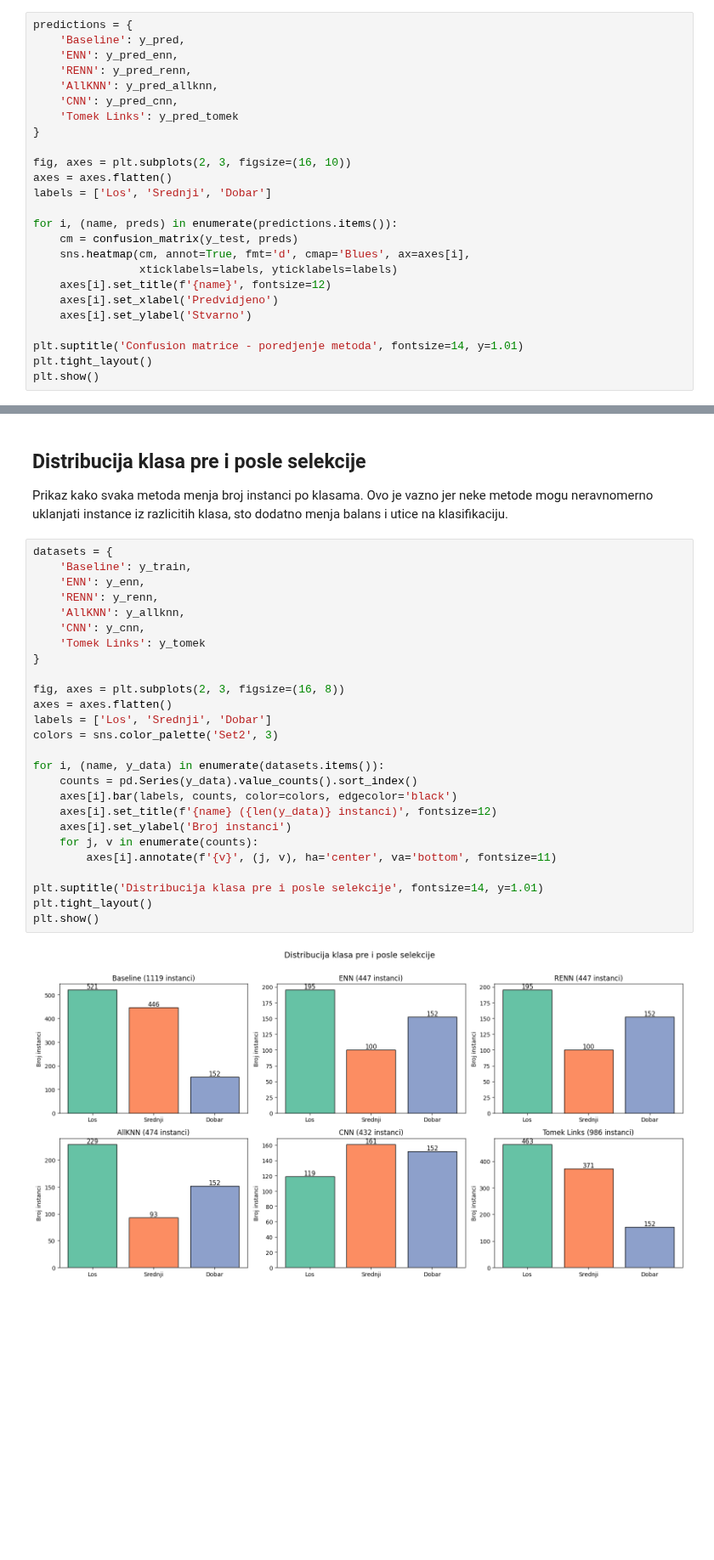
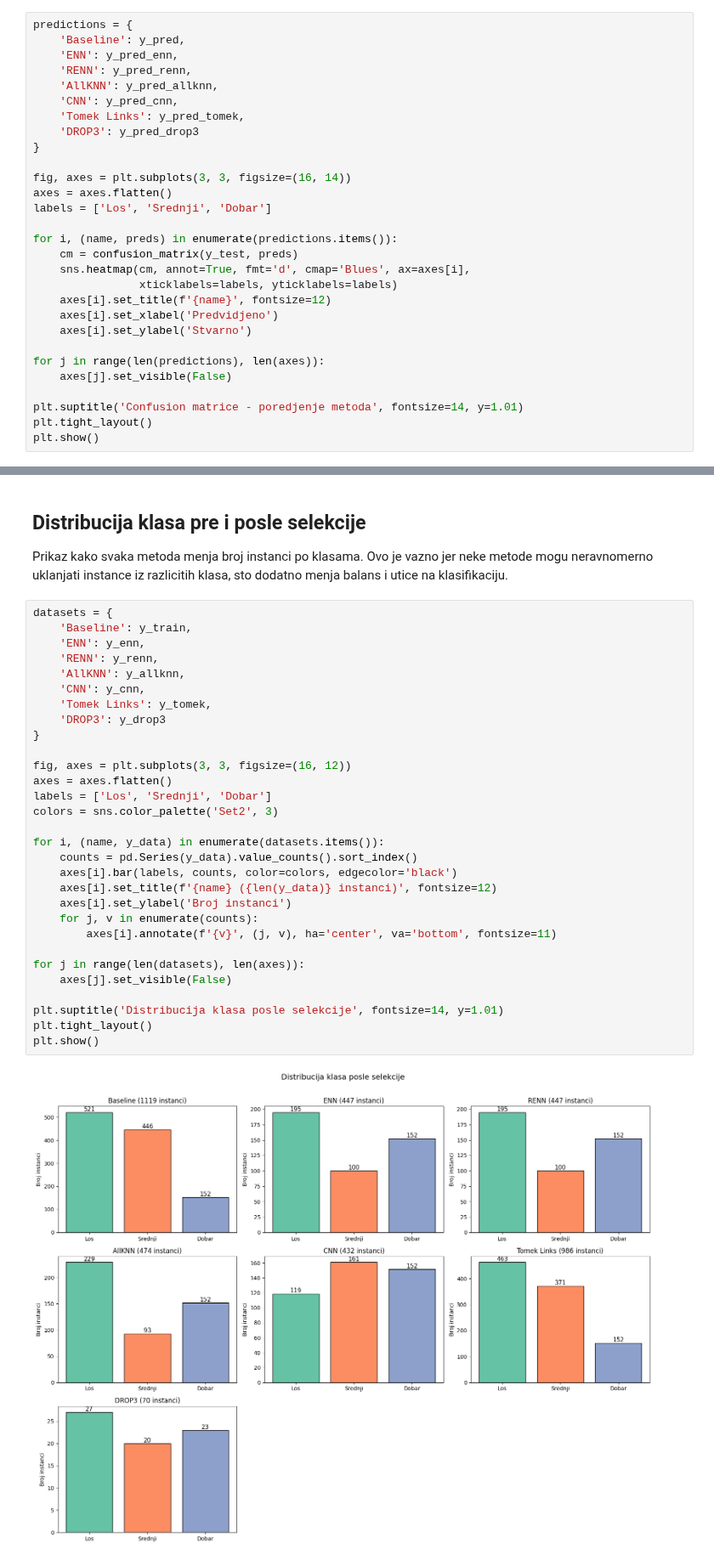
Before and after one commit to alxcek/mas-ai, a Jupyter notebook: data_preprocessing/seminar_paper_1/instance_selection.ipynb, the cells around one changed output, grey strips where cells are left out. Shown at 85% size. Cells and saved outputs as stored; diff of their text form; blank space fills up the shorter version.

```diff
--- a/data_preprocessing/seminar_paper_1/instance_selection.ipynb
+++ b/data_preprocessing/seminar_paper_1/instance_selection.ipynb
@@ -666,10 +809,11 @@ predictions = {
     'RENN': y_pred_renn,
     'AllKNN': y_pred_allknn,
     'CNN': y_pred_cnn,
-    'Tomek Links': y_pred_tomek
+    'Tomek Links': y_pred_tomek,
+    'DROP3': y_pred_drop3
 }
 
-fig, axes = plt.subplots(2, 3, figsize=(16, 10))
+fig, axes = plt.subplots(3, 3, figsize=(16, 14))
 axes = axes.flatten()
 labels = ['Los', 'Srednji', 'Dobar']
 
@@ -681,6 +825,9 @@ for i, (name, preds) in enumerate(predictions.items()):
     axes[i].set_xlabel('Predvidjeno')
     axes[i].set_ylabel('Stvarno')
 
+for j in range(len(predictions), len(axes)):
+    axes[j].set_visible(False)
+
 plt.suptitle('Confusion matrice - poredjenje metoda', fontsize=14, y=1.01)
 plt.tight_layout()
 plt.show()
@@ -692,31 +839,35 @@ Prikaz kako svaka metoda menja broj instanci po klasama. Ovo je vazno jer neke m
 # %%
 datasets = {
     'Baseline': y_train,
     'ENN': y_enn,
     'RENN': y_renn,
     'AllKNN': y_allknn,
     'CNN': y_cnn,
-    'Tomek Links': y_tomek
+    'Tomek Links': y_tomek,
+    'DROP3': y_drop3
 }
 
-fig, axes = plt.subplots(2, 3, figsize=(16, 8))
+fig, axes = plt.subplots(3, 3, figsize=(16, 12))
 axes = axes.flatten()
 labels = ['Los', 'Srednji', 'Dobar']
 colors = sns.color_palette('Set2', 3)
 
 for i, (name, y_data) in enumerate(datasets.items()):
     counts = pd.Series(y_data).value_counts().sort_index()
     axes[i].bar(labels, counts, color=colors, edgecolor='black')
     axes[i].set_title(f'{name} ({len(y_data)} instanci)', fontsize=12)
     axes[i].set_ylabel('Broj instanci')
     for j, v in enumerate(counts):
         axes[i].annotate(f'{v}', (j, v), ha='center', va='bottom', fontsize=11)
 
-plt.suptitle('Distribucija klasa pre i posle selekcije', fontsize=14, y=1.01)
+for j in range(len(datasets), len(axes)):
+    axes[j].set_visible(False)
+
+plt.suptitle('Distribucija klasa posle selekcije', fontsize=14, y=1.01)
 plt.tight_layout()
 plt.show()
 # %% [output]
-[figure, old version]
+[figure, new version]
 # %% [markdown]
 ## Zakljucak
 
```
Also changed, not shown: parts of 16 cells of this notebook, 1 other file.
